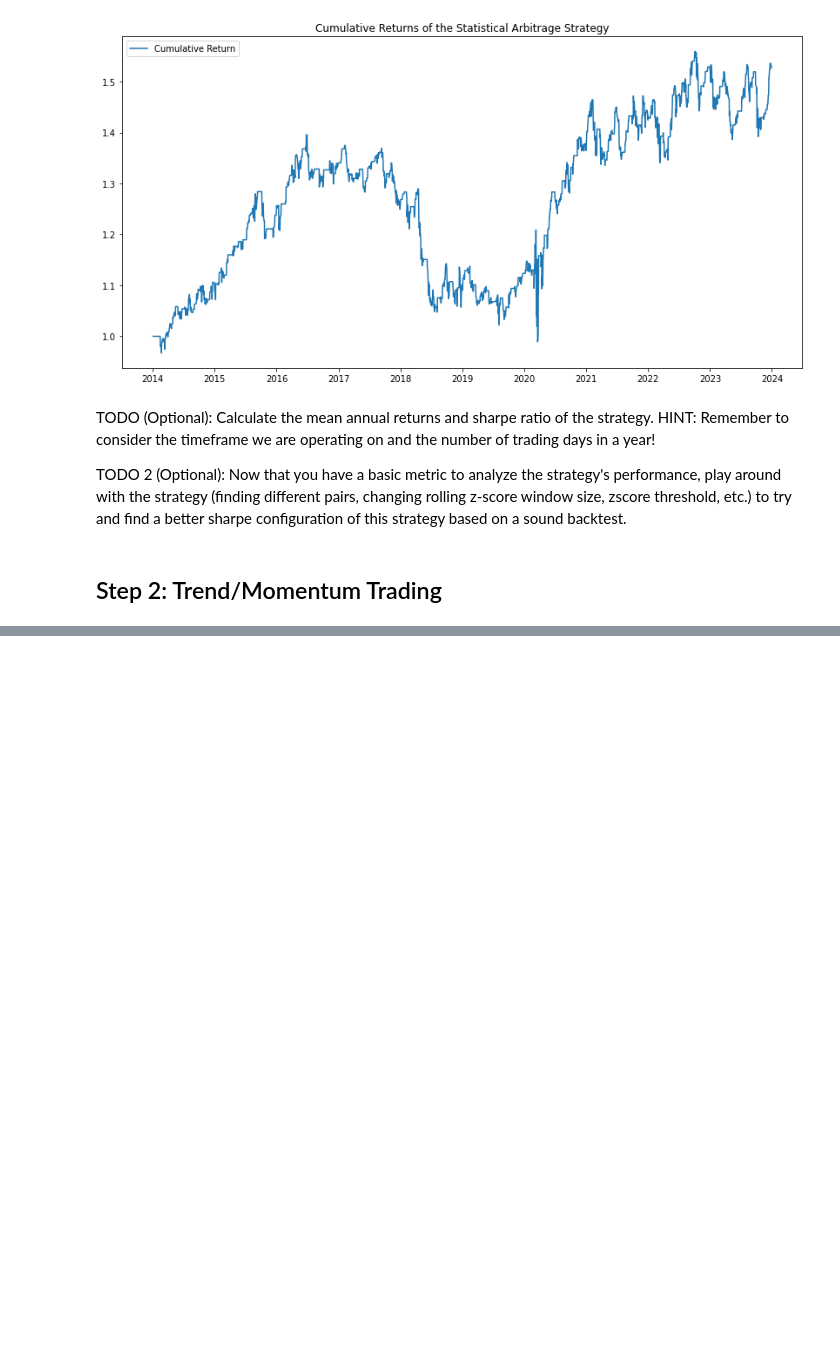
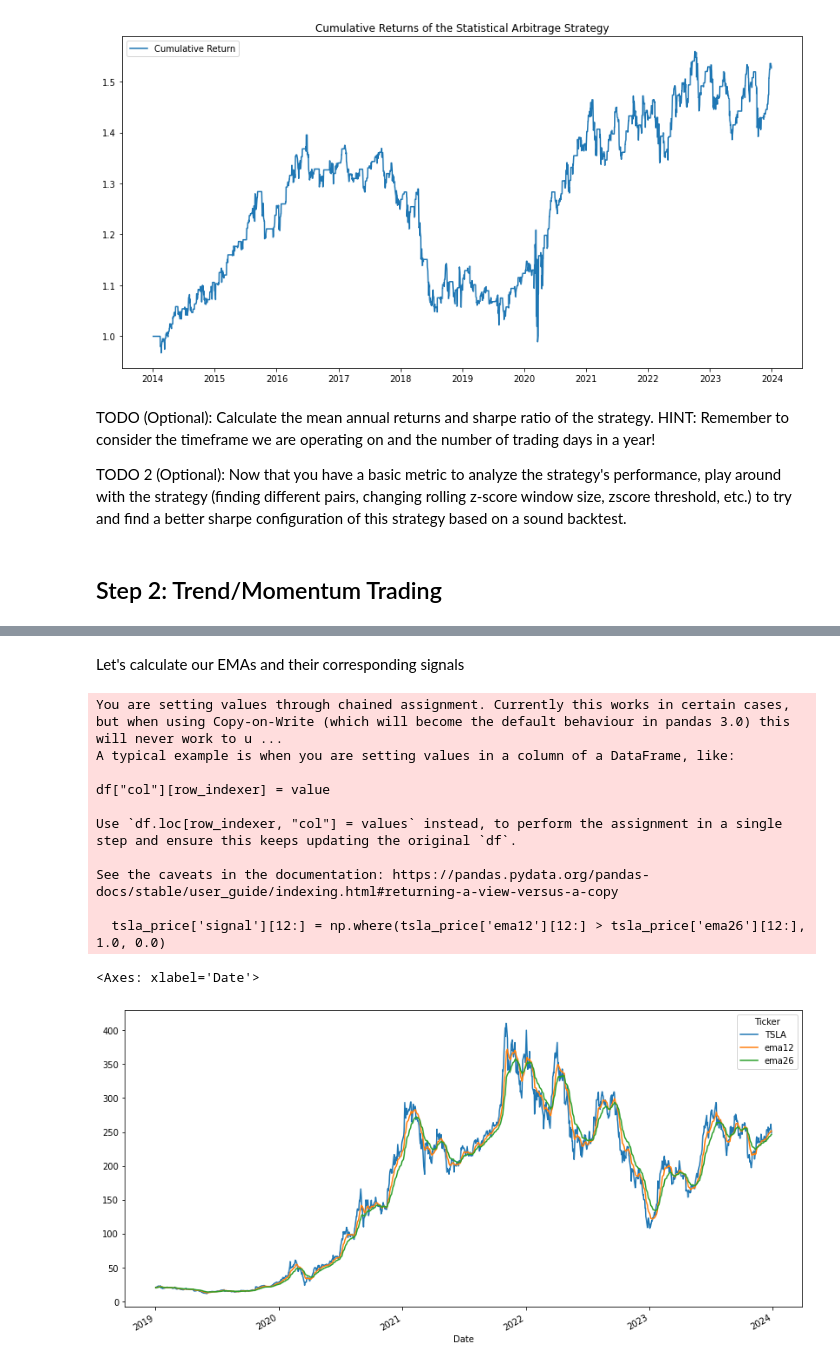
Before and after one commit to georgelord0/DGQT-Algo-Trading-Cohort, a Jupyter notebook: Week 3/DGQT_Algo_Trading_Cohort_Wk_3.ipynb, the cells around one changed output, grey strips where cells are left out. Drawn from its saved outputs; the diff is of its cells as text; code cells hidden in the pictures; blank space fills up the shorter version.

```diff
--- a/Week 3/DGQT_Algo_Trading_Cohort_Wk_3.ipynb
+++ b/Week 3/DGQT_Algo_Trading_Cohort_Wk_3.ipynb
@@ -90,0 +106,26 @@ TODO 2 (Optional): Now that you have a basic metric to analyze the strategy's pe
+# %% [markdown]
+Let's calculate our EMAs and their corresponding signals
+# %%
+# Code modified from FINM 25000
+
+tsla_price['ema12'] = tsla_price['TSLA'].ewm(span=12, adjust=False).mean()
+tsla_price['ema26'] = tsla_price['TSLA'].ewm(span=26, adjust=False).mean()
+
+tsla_price['signal'] = 0.0
+tsla_price['signal'][12:] = np.where(tsla_price['ema12'][12:] > tsla_price['ema26'][12:], 1.0, 0.0)
+tsla_price['position'] = tsla_price['signal'].diff()
+
+tsla_price[['TSLA', 'ema12', 'ema26']].plot(figsize=(14, 7))
+# %% [output]
+You are setting values through chained assignment. Currently this works in certain cases, but when using Copy-on-Write (which will become the default behaviour in pandas 3.0) this will never work to u ...
+A typical example is when you are setting values in a column of a DataFrame, like:
+
+df["col"][row_indexer] = value
+
+Use `df.loc[row_indexer, "col"] = values` instead, to perform the assignment in a single step and ensure this keeps updating the original `df`.
+
+See the caveats in the documentation: https://pandas.pydata.org/pandas-docs/stable/user_guide/indexing.html#returning-a-view-versus-a-copy
+
+  tsla_price['signal'][12:] = np.where(tsla_price['ema12'][12:] > tsla_price['ema26'][12:], 1.0, 0.0)
+<Axes: xlabel='Date'>
+[figure, added]
```
Also changed, not shown: parts of 5 cells of this notebook.
